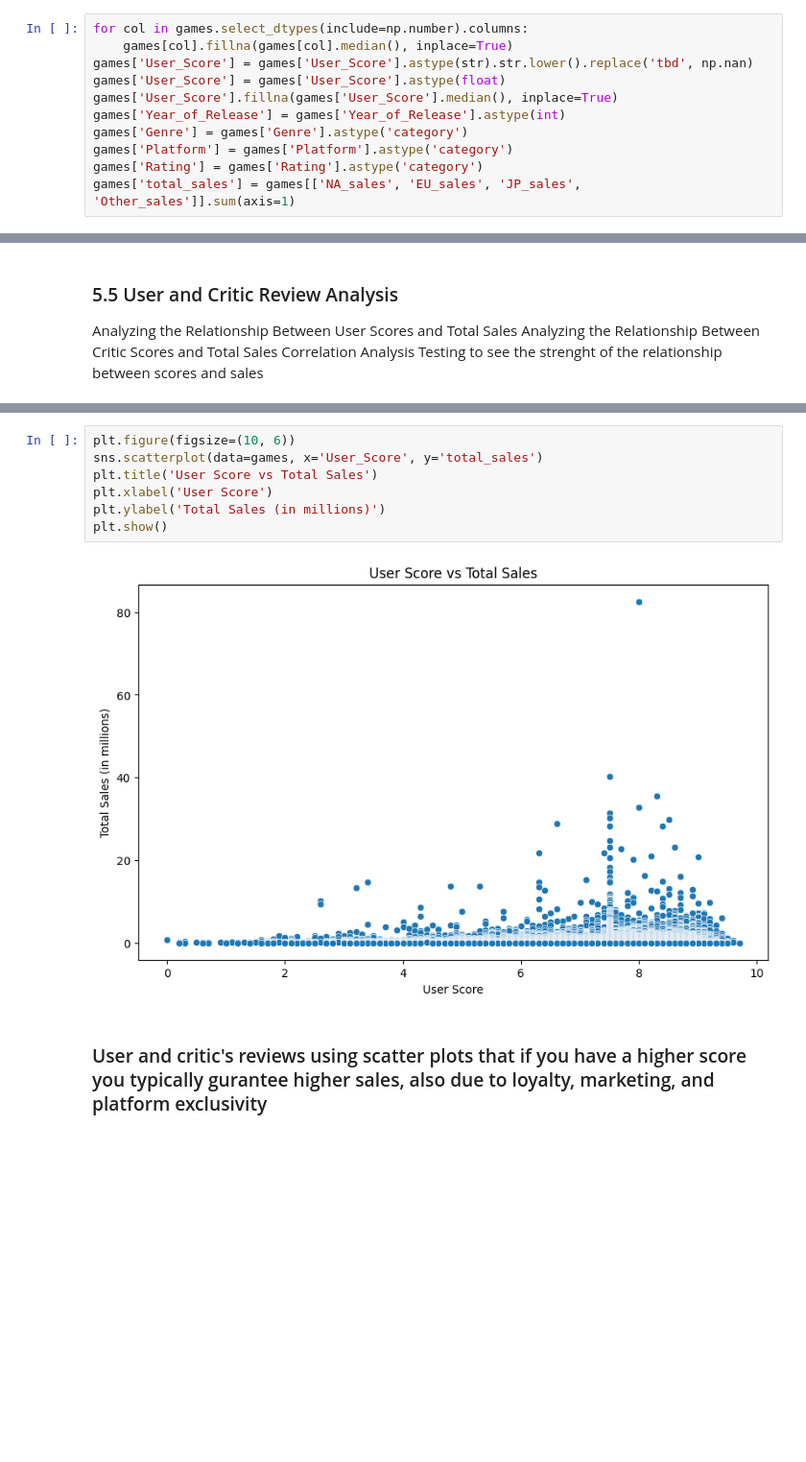
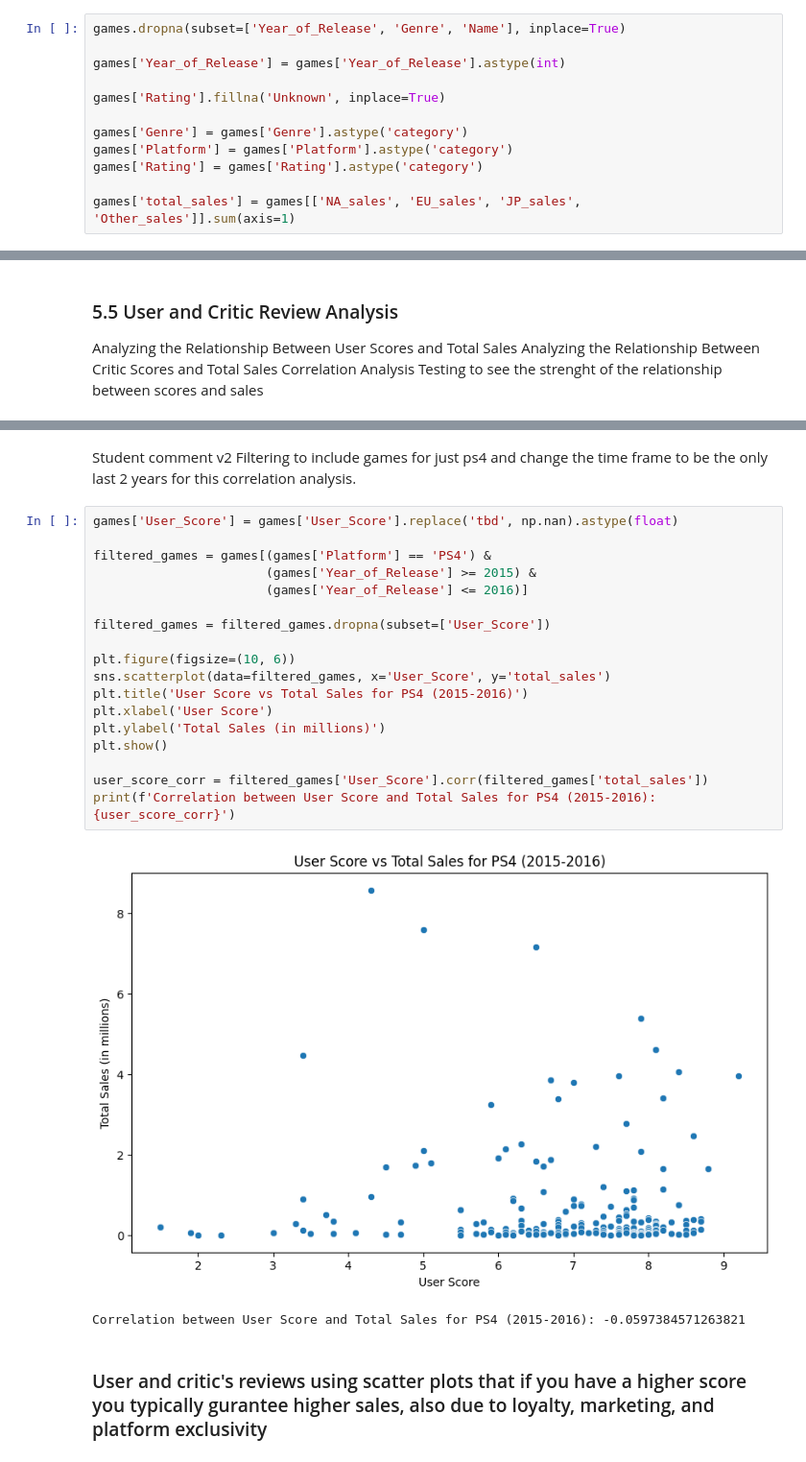
Before and after one commit to jamesmnguyen704/Project_Games, a Jupyter notebook: notebook/games.ipynb, the cells around one changed output, grey strips where cells are left out. Shown at 96% size. Saved outputs shown, nothing was run; the diff lists cells and outputs as text; blank space fills up the shorter version.

```diff
--- a/notebook/games.ipynb
+++ b/notebook/games.ipynb
@@ -132,13 +136,14 @@ Index(['Name', 'Platform', 'Year_of_Release', 'Genre', 'NA_sales', 'EU_sales',
        'JP_sales', 'Other_sales', 'Critic_Score', 'User_Score', 'Rating'],
       dtype='object')
 # %%
-for col in games.select_dtypes(include=np.number).columns:
-    games[col].fillna(games[col].median(), inplace=True)
-games['User_Score'] = games['User_Score'].astype(str).str.lower().replace('tbd', np.nan)
-games['User_Score'] = games['User_Score'].astype(float)
-games['User_Score'].fillna(games['User_Score'].median(), inplace=True)
+games.dropna(subset=['Year_of_Release', 'Genre', 'Name'], inplace=True)
+
 games['Year_of_Release'] = games['Year_of_Release'].astype(int)
+
+games['Rating'].fillna('Unknown', inplace=True)
+
 games['Genre'] = games['Genre'].astype('category')
 games['Platform'] = games['Platform'].astype('category')
 games['Rating'] = games['Rating'].astype('category')
+
 games['total_sales'] = games[['NA_sales', 'EU_sales', 'JP_sales', 'Other_sales']].sum(axis=1)
@@ -296,12 +333,26 @@ Correlation Analysis Testing to see the strenght of the relationship between sco
+# %% [markdown]
+Student comment v2 Filtering to include games for just ps4 and change the time frame to be the only last 2 years for this correlation analysis.
 # %%
+games['User_Score'] = games['User_Score'].replace('tbd', np.nan).astype(float)
+
+filtered_games = games[(games['Platform'] == 'PS4') &
+                       (games['Year_of_Release'] >= 2015) &
+                       (games['Year_of_Release'] <= 2016)]
+
+filtered_games = filtered_games.dropna(subset=['User_Score'])
+
 plt.figure(figsize=(10, 6))
-sns.scatterplot(data=games, x='User_Score', y='total_sales')
-plt.title('User Score vs Total Sales')
+sns.scatterplot(data=filtered_games, x='User_Score', y='total_sales')
+plt.title('User Score vs Total Sales for PS4 (2015-2016)')
 plt.xlabel('User Score')
 plt.ylabel('Total Sales (in millions)')
 plt.show()
+
+user_score_corr = filtered_games['User_Score'].corr(filtered_games['total_sales'])
+print(f'Correlation between User Score and Total Sales for PS4 (2015-2016): {user_score_corr}')
 # %% [output]
-[figure, old version]
+[figure, new version]
+Correlation between User Score and Total Sales for PS4 (2015-2016): -0.0597384571263821
 # %% [markdown]
 ### User and critic's reviews using scatter plots that if you have a higher score you typically gurantee higher sales, also due to loyalty, marketing, and platform exclusivity
 # %%
```
Also changed, not shown: parts of 36 cells of this notebook.
